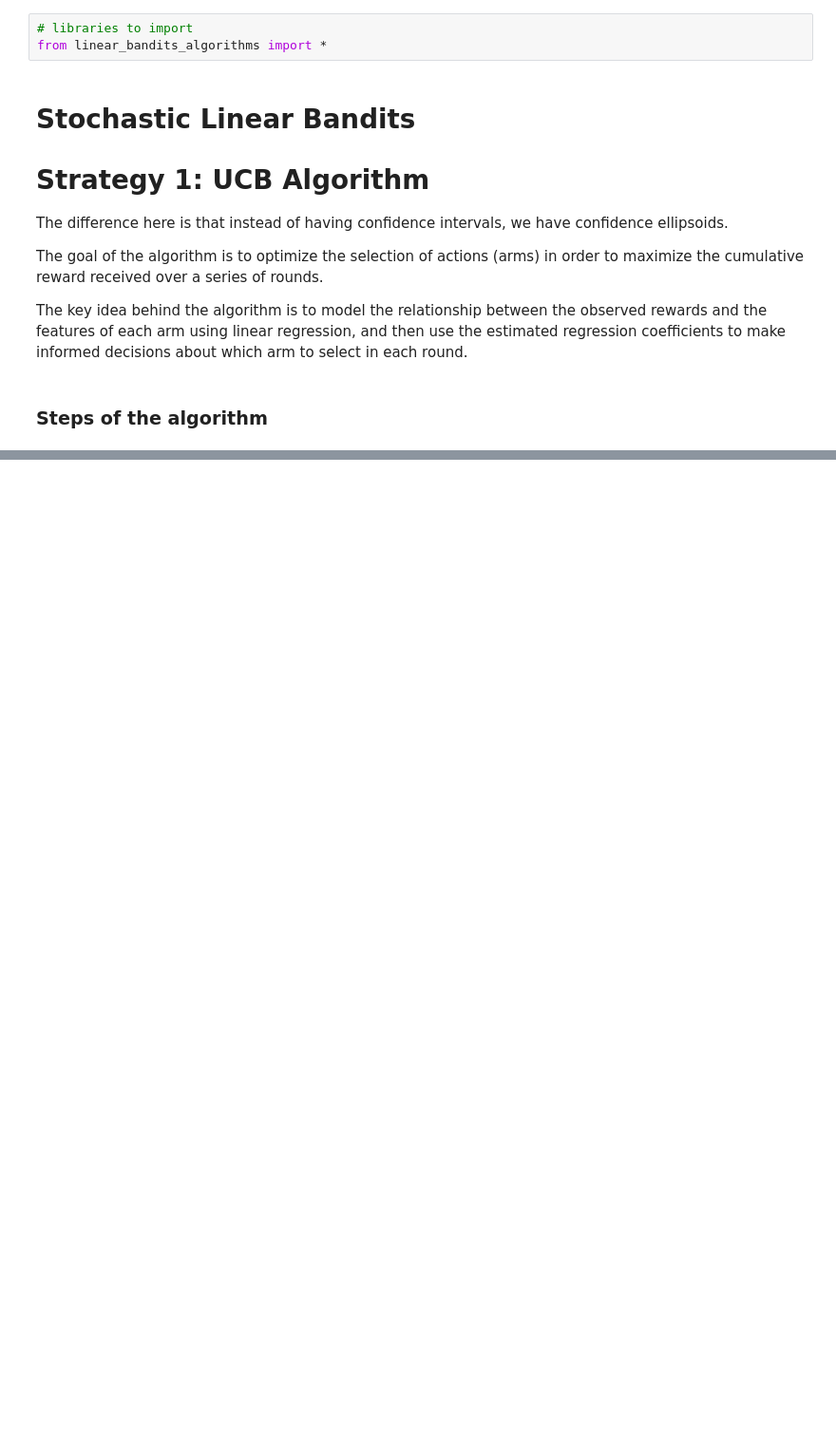
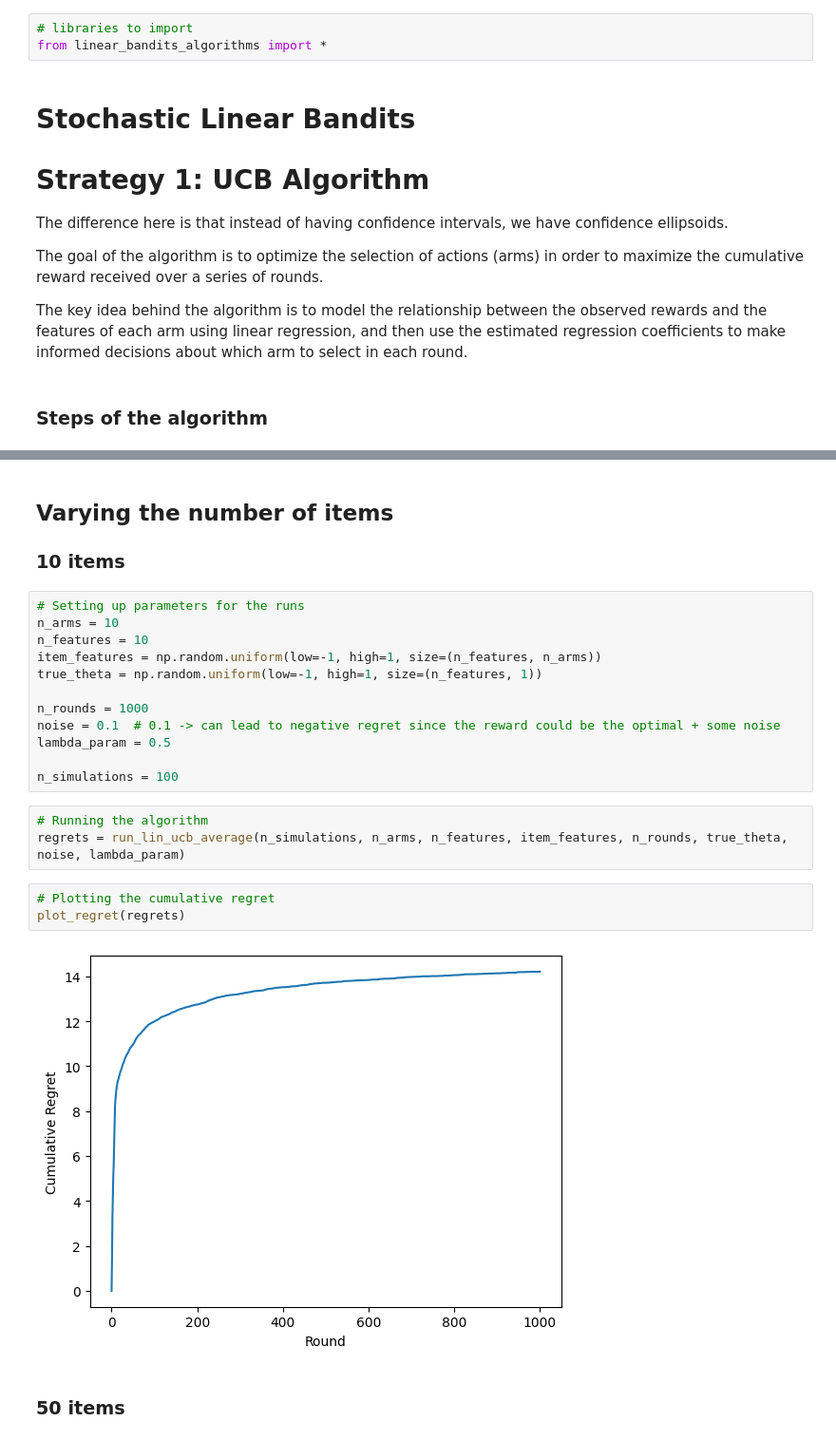
Before and after one commit to Thosam1/BachelorProject, a Jupyter notebook: Bandits/stochastic-linear-bandits/stochastic-linear-bandits.ipynb, the cells around one changed output, grey strips where cells are left out. Shown: that part at 95% size. Saved outputs shown, nothing was run; the diff lists cells and outputs as text; blank space fills up the shorter version.

Commit message:
Added simulation average for different arms and different features

```diff
--- a/Bandits/stochastic-linear-bandits/stochastic-linear-bandits.ipynb
+++ b/Bandits/stochastic-linear-bandits/stochastic-linear-bandits.ipynb
@@ -63,0 +16,26 @@ RunLinUCB(n_arms, n_features, item_features, n_rounds, true_theta, noise, lambda
+# %% [markdown]
+## Varying the number of items
+
+### 10 items
+# %%
+# Setting up parameters for the runs
+n_arms = 10
+n_features = 10
+item_features = np.random.uniform(low=-1, high=1, size=(n_features, n_arms))
+true_theta = np.random.uniform(low=-1, high=1, size=(n_features, 1))
+
+n_rounds = 1000
+noise = 0.1  # 0.1 -> can lead to negative regret since the reward could be the optimal + some noise
+lambda_param = 0.5
+
+n_simulations = 100
+# %%
+# Running the algorithm
+regrets = run_lin_ucb_average(n_simulations, n_arms, n_features, item_features, n_rounds, true_theta, noise, lambda_param)
+# %%
+# Plotting the cumulative regret
+plot_regret(regrets)
+# %% [output]
+[figure, added]
+# %% [markdown]
+### 50 items
```
Also changed, not shown: parts of 29 cells of this notebook, 1 other file.
